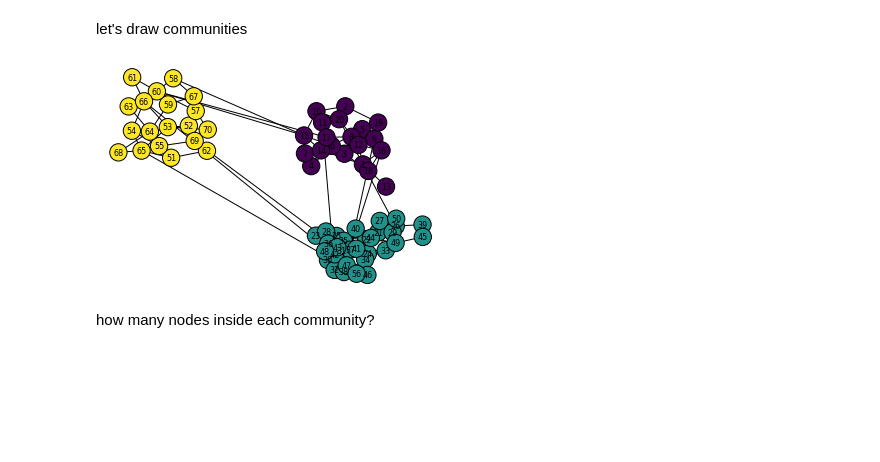
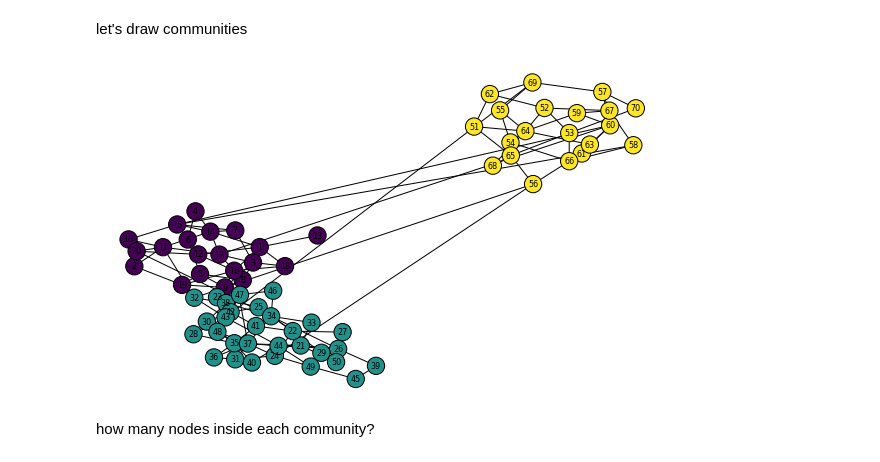
Before and after one commit to ranieri-unimi/fakenews, a Jupyter notebook: my-anaconda-don't-want-none.ipynb, the cells around one changed output. Drawn from its saved outputs; the diff is of its cells as text; code cells hidden in the pictures; blank space fills up the shorter version.

```diff
--- a/my-anaconda-don't-want-none.ipynb
+++ b/my-anaconda-don't-want-none.ipynb
@@ -118,14 +118,17 @@ how_many = len(set(communities.values()))
 # %% [markdown]
 let's draw communities
 # %%
+fig = plt.figure(figsize=sq_leaf)
+ax = fig.gca()
 pos = community_layout(people, communities)
-nx.draw_networkx(people, pos, node_color=list(communities.values()), **options)
+nx.draw_networkx(people, pos, node_color=list(communities.values()), ax=ax, **options)
 
 # ax.margins(0.20)
 plt.axis("off")
 plt.show()
+leaf('clusterd-graph')
 # %% [output]
-[figure, old version]
+[figure, new version]
 # %% [markdown]
 how many nodes inside each community?
 # %%
```
Also changed, not shown: parts of 10 cells of this notebook, 7 other files.
